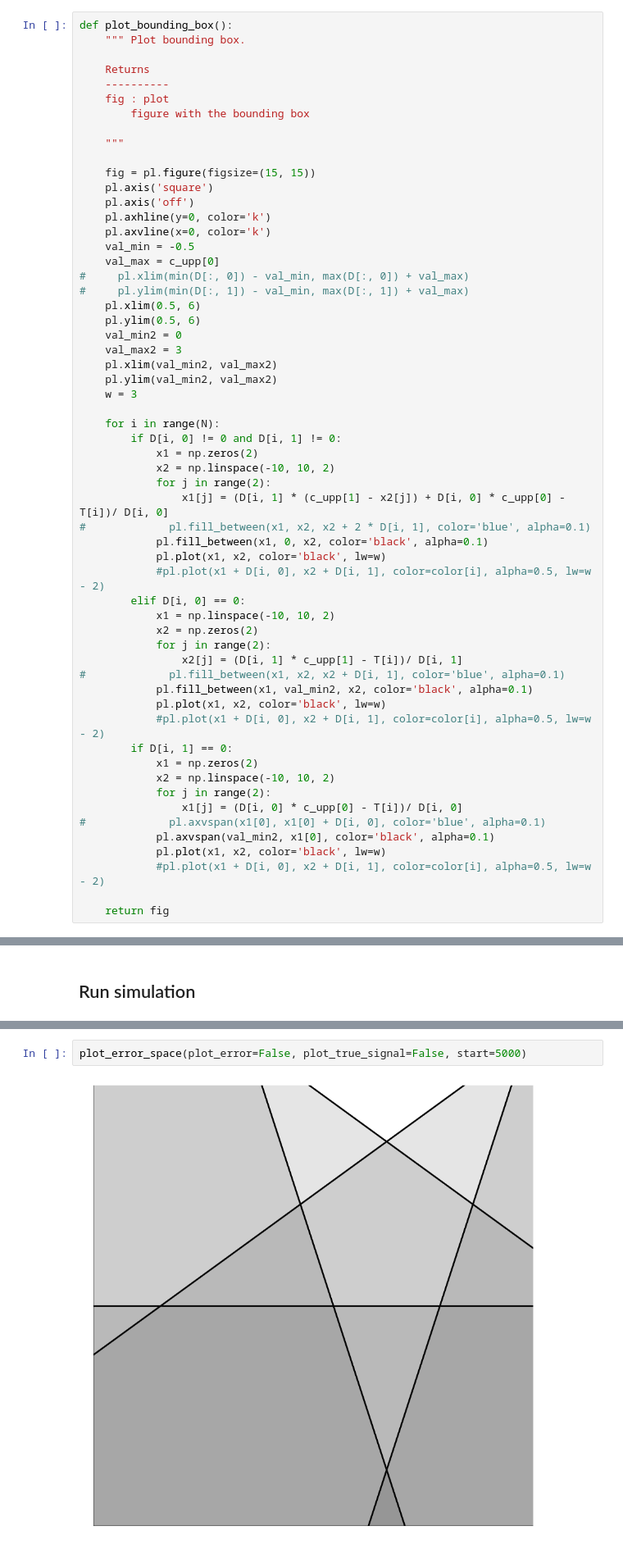
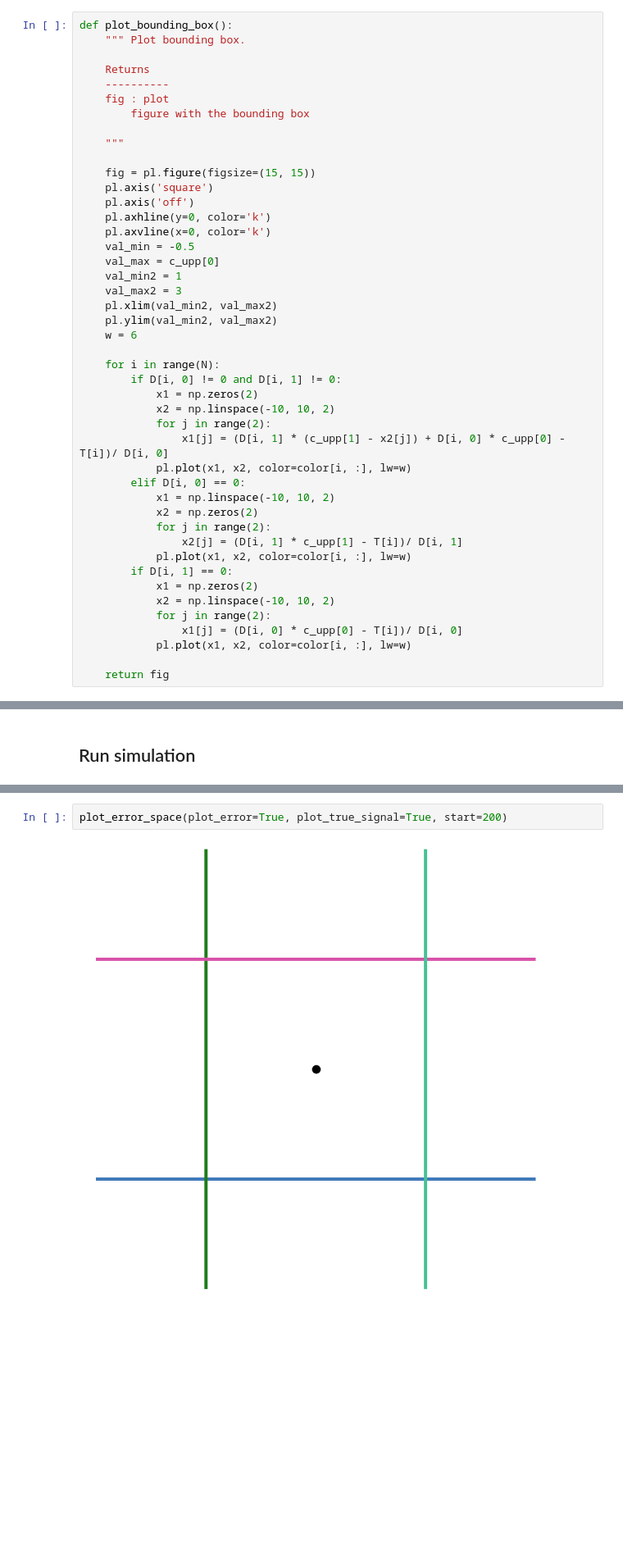
Before and after one commit to ABra1993/LisbonLab, a Jupyter notebook: Current/SNN_current_multidim.ipynb, the cells around one changed output, grey strips where cells are left out. Shown at 82% size. Saved outputs shown, nothing was run; the diff lists cells and outputs as text; blank space fills up the shorter version.

```diff
--- a/Current/SNN_current_multidim.ipynb
+++ b/Current/SNN_current_multidim.ipynb
@@ -317,15 +317,11 @@ def plot_bounding_box():
     pl.axvline(x=0, color='k')
     val_min = -0.5
     val_max = c_upp[0]
-#     pl.xlim(min(D[:, 0]) - val_min, max(D[:, 0]) + val_max)
-#     pl.ylim(min(D[:, 1]) - val_min, max(D[:, 1]) + val_max)
-    pl.xlim(0.5, 6)
-    pl.ylim(0.5, 6)
-    val_min2 = 0
+    val_min2 = 1
     val_max2 = 3
     pl.xlim(val_min2, val_max2)
     pl.ylim(val_min2, val_max2)
-    w = 3
+    w = 6
 
     for i in range(N):
         if D[i, 0] != 0 and D[i, 1] != 0:
@@ -333,28 +329,19 @@ def plot_bounding_box():
             x2 = np.linspace(-10, 10, 2)
             for j in range(2):
                 x1[j] = (D[i, 1] * (c_upp[1] - x2[j]) + D[i, 0] * c_upp[0] - T[i])/ D[i, 0]
-#             pl.fill_between(x1, x2, x2 + 2 * D[i, 1], color='blue', alpha=0.1)
-            pl.fill_between(x1, 0, x2, color='black', alpha=0.1)
-            pl.plot(x1, x2, color='black', lw=w)
-            #pl.plot(x1 + D[i, 0], x2 + D[i, 1], color=color[i], alpha=0.5, lw=w - 2)
+            pl.plot(x1, x2, color=color[i, :], lw=w)
         elif D[i, 0] == 0:
             x1 = np.linspace(-10, 10, 2)
             x2 = np.zeros(2)
             for j in range(2):
                 x2[j] = (D[i, 1] * c_upp[1] - T[i])/ D[i, 1]
-#             pl.fill_between(x1, x2, x2 + D[i, 1], color='blue', alpha=0.1)
-            pl.fill_between(x1, val_min2, x2, color='black', alpha=0.1)
-            pl.plot(x1, x2, color='black', lw=w)
-            #pl.plot(x1 + D[i, 0], x2 + D[i, 1], color=color[i], alpha=0.5, lw=w - 2)
+            pl.plot(x1, x2, color=color[i, :], lw=w)
         if D[i, 1] == 0:
             x1 = np.zeros(2)
             x2 = np.linspace(-10, 10, 2)
             for j in range(2):
                 x1[j] = (D[i, 0] * c_upp[0] - T[i])/ D[i, 0]
-#             pl.axvspan(x1[0], x1[0] + D[i, 0], color='blue', alpha=0.1)
-            pl.axvspan(val_min2, x1[0], color='black', alpha=0.1)
-            pl.plot(x1, x2, color='black', lw=w)
-            #pl.plot(x1 + D[i, 0], x2 + D[i, 1], color=color[i], alpha=0.5, lw=w - 2)
+            pl.plot(x1, x2, color=color[i, :], lw=w)
 
     return fig
 # %%
@@ -741,7 +719,7 @@ plot_weights()
 # %%
-plot_error_space(plot_error=False, plot_true_signal=False, start=5000)
+plot_error_space(plot_error=True, plot_true_signal=True, start=200)
 # %% [output]
-[figure, old version]
+[figure, new version]
 # %%
 fig = bounding_box_animation_2D(iterations)
 # %% [output]
```
Also changed, not shown: parts of 10 cells of this notebook, 10 other files.
